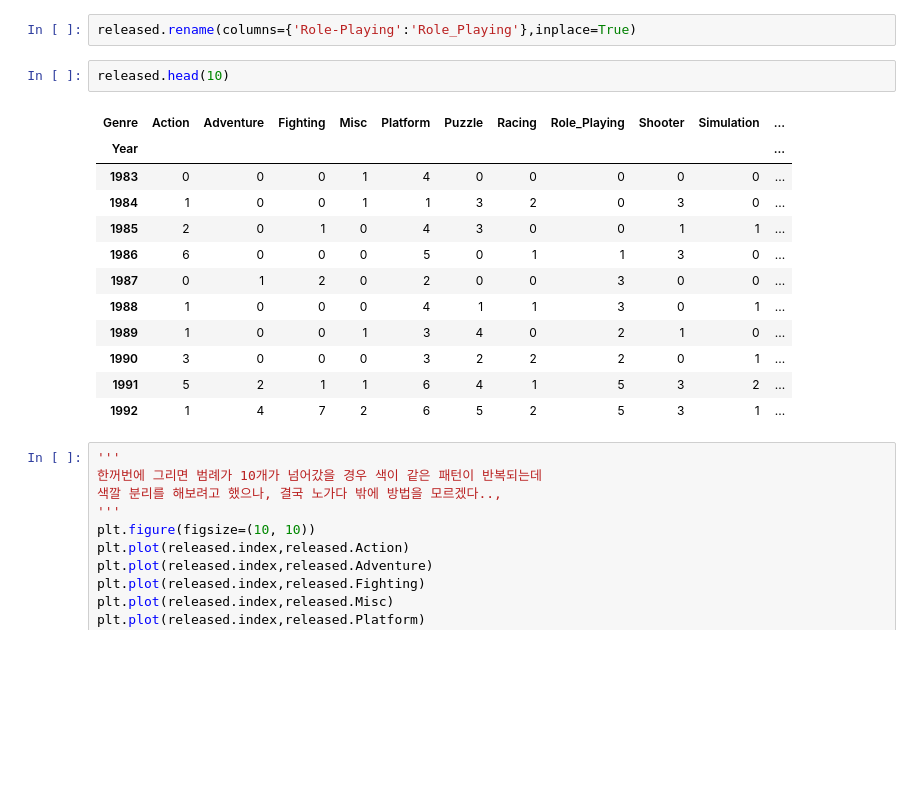
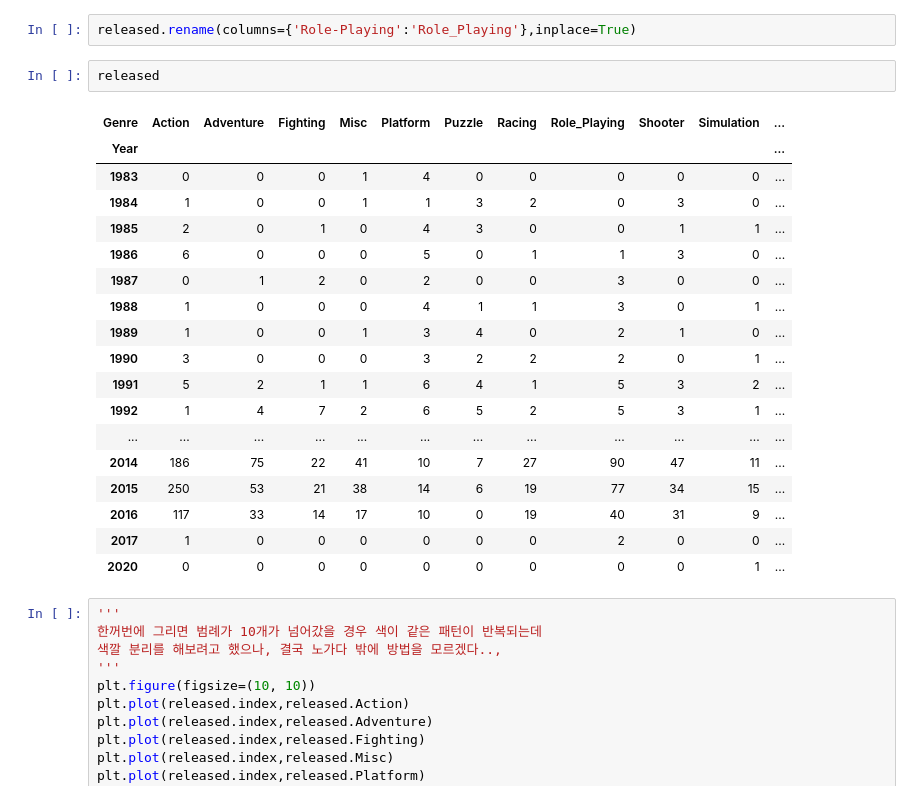
Before and after one commit to sbtmsk/project1, a Jupyter notebook: project1.ipynb, the cells around one changed output. Cells and saved outputs as stored; diff of their text form; blank space fills up the shorter version.

```diff
--- a/project1.ipynb
+++ b/project1.ipynb
@@ -420,20 +422,26 @@ Index(['Action', 'Adventure', 'Fighting', 'Misc', 'Platform', 'Puzzle',
 # %%
 released.rename(columns={'Role-Playing':'Role_Playing'},inplace=True)
 # %%
-released.head(10)
+released
 # %% [output]
 | Genre | Action | Adventure | Fighting | Misc | Platform | Puzzle | Racing | Role_Playing | Shooter | Simulation | ... |
 | Year |  |  |  |  |  |  |  |  |  |  | ... |
 | 1983 | 0 | 0 | 0 | 1 | 4 | 0 | 0 | 0 | 0 | 0 | ... |
 | 1984 | 1 | 0 | 0 | 1 | 1 | 3 | 2 | 0 | 3 | 0 | ... |
 | 1985 | 2 | 0 | 1 | 0 | 4 | 3 | 0 | 0 | 1 | 1 | ... |
 | 1986 | 6 | 0 | 0 | 0 | 5 | 0 | 1 | 1 | 3 | 0 | ... |
 | 1987 | 0 | 1 | 2 | 0 | 2 | 0 | 0 | 3 | 0 | 0 | ... |
 | 1988 | 1 | 0 | 0 | 0 | 4 | 1 | 1 | 3 | 0 | 1 | ... |
 | 1989 | 1 | 0 | 0 | 1 | 3 | 4 | 0 | 2 | 1 | 0 | ... |
 | 1990 | 3 | 0 | 0 | 0 | 3 | 2 | 2 | 2 | 0 | 1 | ... |
 | 1991 | 5 | 2 | 1 | 1 | 6 | 4 | 1 | 5 | 3 | 2 | ... |
 | 1992 | 1 | 4 | 7 | 2 | 6 | 5 | 2 | 5 | 3 | 1 | ... |
+| ... | ... | ... | ... | ... | ... | ... | ... | ... | ... | ... | ... |
+| 2014 | 186 | 75 | 22 | 41 | 10 | 7 | 27 | 90 | 47 | 11 | ... |
+| 2015 | 250 | 53 | 21 | 38 | 14 | 6 | 19 | 77 | 34 | 15 | ... |
+| 2016 | 117 | 33 | 14 | 17 | 10 | 0 | 19 | 40 | 31 | 9 | ... |
+| 2017 | 1 | 0 | 0 | 0 | 0 | 0 | 0 | 2 | 0 | 0 | ... |
+| 2020 | 0 | 0 | 0 | 0 | 0 | 0 | 0 | 0 | 0 | 1 | ... |
 # %%
 '''
 한꺼번에 그리면 범례가 10개가 넘어갔을 경우 색이 같은 패턴이 반복되는데
```
Also changed, not shown: parts of 10 cells of this notebook.
